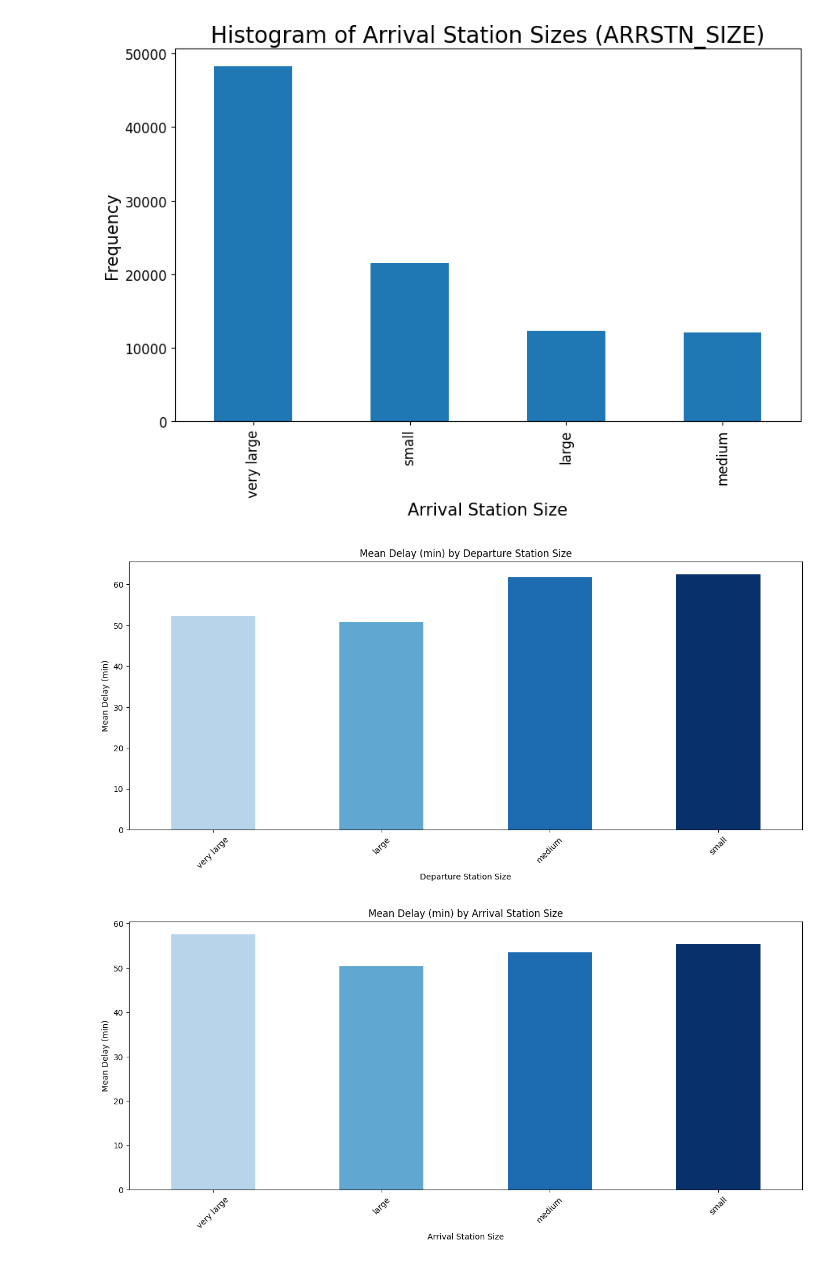
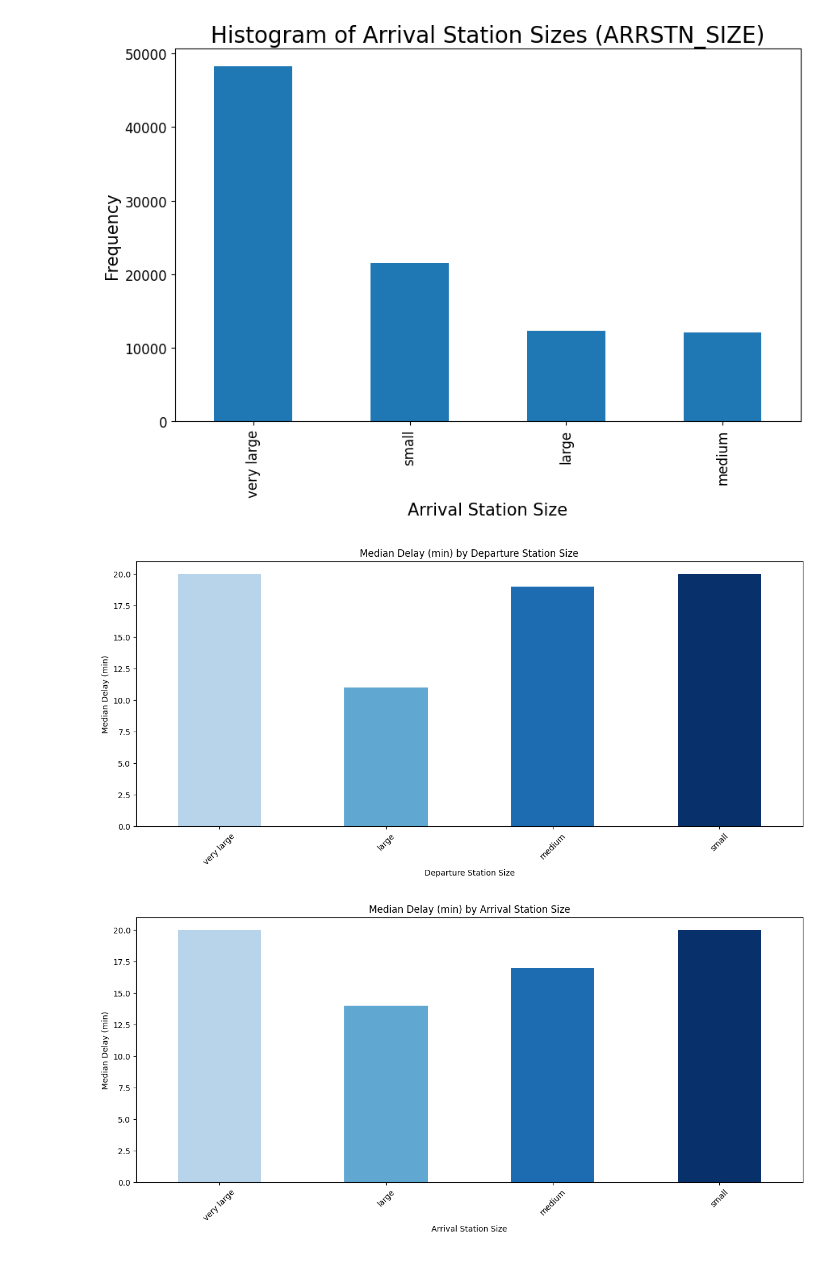
Before and after one commit to marenbor/ml_project_flight_delays, a Jupyter notebook: EDA_Maren.ipynb, the cells around one changed output. Drawn from its saved outputs; the diff is of its cells as text; code cells hidden in the pictures.

```diff
--- a/EDA_Maren.ipynb
+++ b/EDA_Maren.ipynb
@@ -11,0 +137,9 @@ df.columns = df.columns.str.lower()
+# %%
+#select interesting columns from airport_data
+airport_data = airport_data[['continent', 'iso_country', 'elevation_ft', 'type', 'iata_code']]
+# %%
+#merge airport data with train data
+df = df.merge(airport_data, left_on='depstn', right_on='iata_code', how='left')
+df = df.merge(airport_data, left_on='arrstn', right_on='iata_code', how='left', suffixes=('_dep', '_arr'))
+df = df.drop(columns=['iata_code_dep', 'iata_code_arr'])
+df.head()
@@ -11,0 +163,6 @@ df.columns = df.columns.str.lower()
+# %%
+import numpy as np
+
+# Make new features with DP Kontinent = Arr Kontinent
+df['is_same_continent'] = np.where(df['continent_dep'].isna() | df['continent_arr'].isna(), np.nan, df['continent_dep'] == df['continent_arr'])
+df['is_same_country'] = np.where(df['iso_country_dep'].isna() | df['iso_country_arr'].isna(), np.nan, df['iso_country_dep'] == df['iso_country_arr'])
@@ -347,40 +515,40 @@ plt.show()
 [figure]
 [figure]
 # %%
-# Calculate the mean delay by departure station size
-mean_delay_by_depstn_size = df.groupby('depstn_size')['target'].mean()
+# Calculate the median delay by departure station size
+median_delay_by_depstn_size = df.groupby('depstn_size')['target'].median()
 
 # Define the custom order
 custom_order = ['very large', 'large', 'medium', 'small']
 
-# Sort mean_delay_by_depstn_size
-mean_delay_by_depstn_size = mean_delay_by_depstn_size.reindex(custom_order)
+# Sort median_delay_by_depstn_size
+median_delay_by_depstn_size = median_delay_by_depstn_size.reindex(custom_order)
 
 # Plot the bar chart for depstn_size
 plt.figure(figsize=(15, 6))
-colors = plt.cm.Blues(np.linspace(0.3, 1, len(mean_delay_by_depstn_size)))  # Adjusted color range
-mean_delay_by_depstn_size.plot(kind='bar', color=colors)
-plt.title('Mean Delay (min) by Departure Station Size')
+colors = plt.cm.Blues(np.linspace(0.3, 1, len(median_delay_by_depstn_size)))  # Adjusted color range
+median_delay_by_depstn_size.plot(kind='bar', color=colors)
+plt.title('Median Delay (min) by Departure Station Size')
 plt.xlabel('Departure Station Size')
-plt.ylabel('Mean Delay (min)')
+plt.ylabel('Median Delay (min)')
 plt.xticks(rotation=45)
 plt.show()
 
-# Calculate the mean delay by arrival station size
-mean_delay_by_arrstn_size = df.groupby('arrstn_size')['target'].mean()
+# Calculate the median delay by arrival station size
+median_delay_by_arrstn_size = df.groupby('arrstn_size')['target'].median()
 
-# Sort mean_delay_by_arrstn_size
-mean_delay_by_arrstn_size = mean_delay_by_arrstn_size.reindex(custom_order)
+# Sort median_delay_by_arrstn_size
+median_delay_by_arrstn_size = median_delay_by_arrstn_size.reindex(custom_order)
 
 # Plot the bar chart for arrstn_size
 plt.figure(figsize=(15, 6))
-colors = plt.cm.Blues(np.linspace(0.3, 1, len(mean_delay_by_arrstn_size)))  # Adjusted color range
-mean_delay_by_arrstn_size.plot(kind='bar', color=colors)
-plt.title('Mean Delay (min) by Arrival Station Size')
+colors = plt.cm.Blues(np.linspace(0.3, 1, len(median_delay_by_arrstn_size)))  # Adjusted color range
+median_delay_by_arrstn_size.plot(kind='bar', color=colors)
+plt.title('Median Delay (min) by Arrival Station Size')
 plt.xlabel('Arrival Station Size')
-plt.ylabel('Mean Delay (min)')
+plt.ylabel('Median Delay (min)')
 plt.xticks(rotation=45)
 plt.show()
 # %% [output]
-[figure, old version]
+[figure, new version]
-[figure, old version]
+[figure, new version]
```
Also changed, not shown: parts of 34 cells of this notebook, 1 other file.
